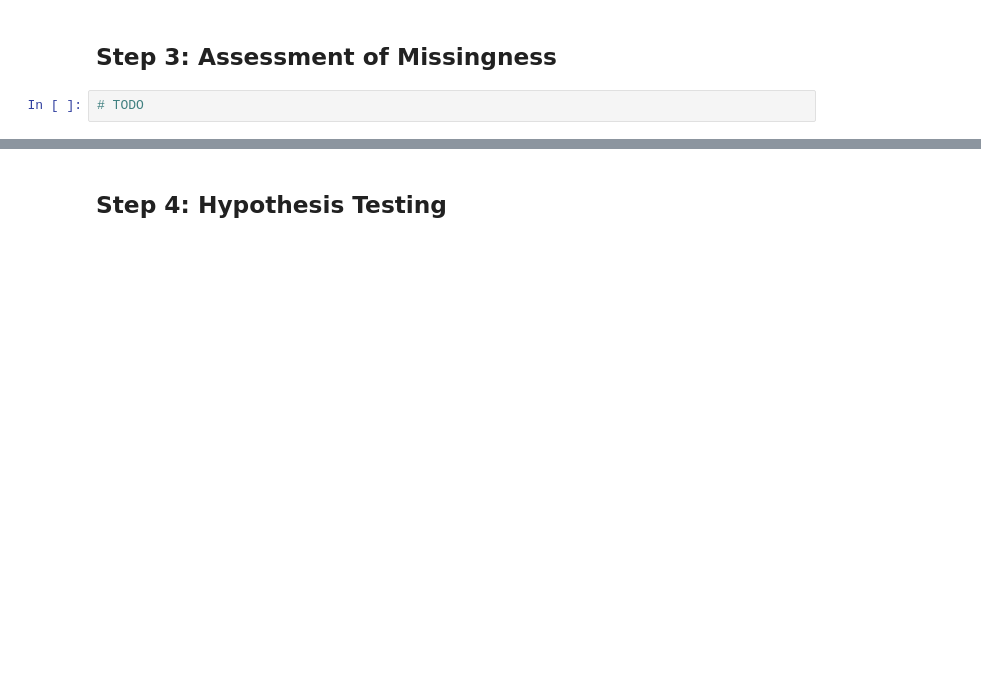
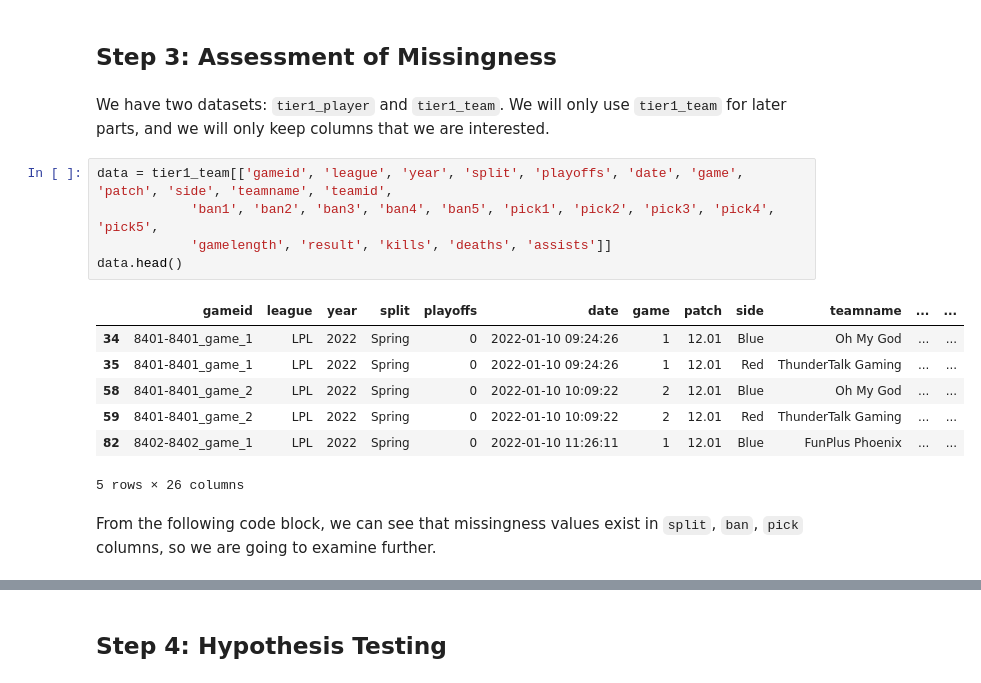
Before and after one commit to samuellee77/dsc80-project4, a Jupyter notebook: template.ipynb, the cells around one changed output, grey strips where cells are left out. Saved outputs shown, nothing was run; the diff lists cells and outputs as text; blank space fills up the shorter version.

```diff
--- a/template.ipynb
+++ b/template.ipynb
@@ -280,5 +272,20 @@ for col in champ_picked.columns:
     fig.show()
 # %% [markdown]
 ## Step 3: Assessment of Missingness
-# %%
-# TODO
+# %% [markdown]
+We have two datasets: `tier1_player` and `tier1_team`. We will only use `tier1_team` for later parts, and we will only keep columns that we are interested.
+# %%
+data = tier1_team[['gameid', 'league', 'year', 'split', 'playoffs', 'date', 'game', 'patch', 'side', 'teamname', 'teamid',
+            'ban1', 'ban2', 'ban3', 'ban4', 'ban5', 'pick1', 'pick2', 'pick3', 'pick4', 'pick5',
+            'gamelength', 'result', 'kills', 'deaths', 'assists']]
+data.head()
+# %% [output]
+|  | gameid | league | year | split | playoffs | date | game | patch | side | teamname | ... | ... |
+| 34 | 8401-8401_game_1 | LPL | 2022 | Spring | 0 | 2022-01-10 09:24:26 | 1 | 12.01 | Blue | Oh My God | ... | ... |
+| 35 | 8401-8401_game_1 | LPL | 2022 | Spring | 0 | 2022-01-10 09:24:26 | 1 | 12.01 | Red | ThunderTalk Gaming | ... | ... |
+| 58 | 8401-8401_game_2 | LPL | 2022 | Spring | 0 | 2022-01-10 10:09:22 | 2 | 12.01 | Blue | Oh My God | ... | ... |
+| 59 | 8401-8401_game_2 | LPL | 2022 | Spring | 0 | 2022-01-10 10:09:22 | 2 | 12.01 | Red | ThunderTalk Gaming | ... | ... |
+| 82 | 8402-8402_game_1 | LPL | 2022 | Spring | 0 | 2022-01-10 11:26:11 | 1 | 12.01 | Blue | FunPlus Phoenix | ... | ... |
+5 rows × 26 columns
+# %% [markdown]
+From the following code block, we can see that missingness values exist in `split`, `ban`, `pick` columns, so we are going to examine further.
```
Also changed, not shown: parts of 15 cells of this notebook.
